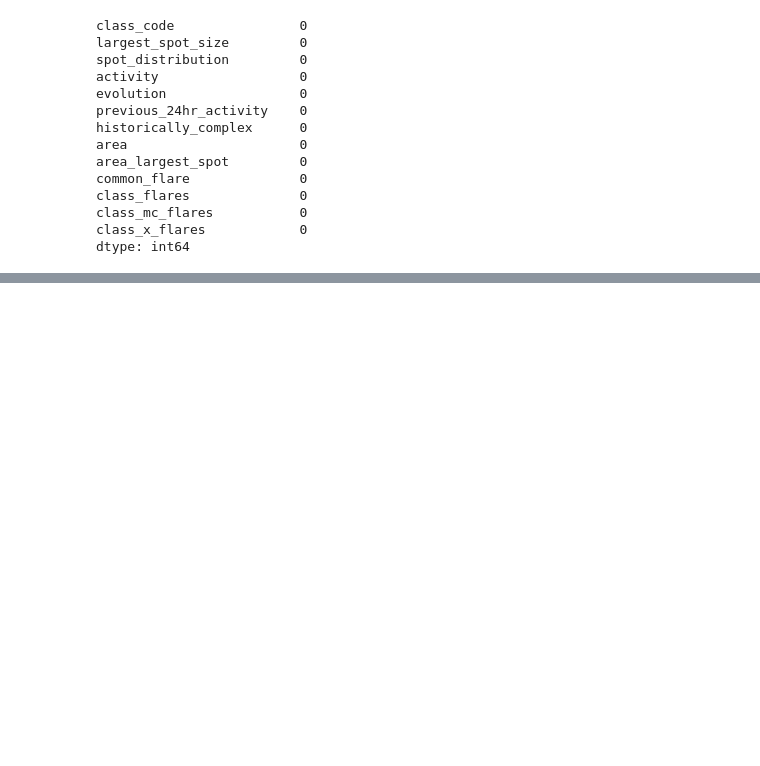
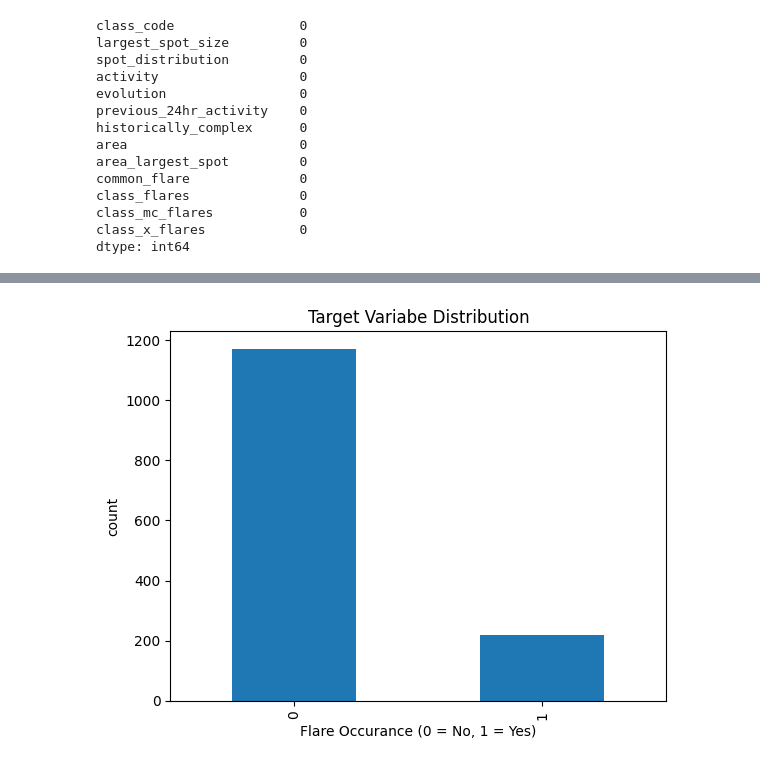
Before and after one commit to Sathwik061/RM_Project, a Jupyter notebook: EDA.ipynb, the cells around one changed output, grey strips where cells are left out. Drawn from its saved outputs; the diff is of its cells as text; code cells hidden in the pictures; blank space fills up the shorter version.

```diff
--- a/EDA.ipynb
+++ b/EDA.ipynb
@@ -35,9 +35,9 @@ df1.shape
 # %% [output]
 (324, 6)
 # %%
-with open(r"D:\RM\solar+flare\Dataset\flare.data1") as f:
+with open(r"C:\PROJECTS\RM PROJECT\Dataset\flare.data1") as f:
     lines1 = f.readlines()
 
-with open(r"D:\RM\solar+flare\Dataset\flare.data2") as f:
+with open(r"C:\PROJECTS\RM PROJECT\Dataset\flare.data2") as f:
     lines2 = f.readlines()
 # %%
@@ -140,0 +183,21 @@ df.to_csv('data-processed.csv')
+# %%
+# Encoding categorical columns
+
+from sklearn.preprocessing import LabelEncoder
+
+cat_cols = [
+    "class_code",
+    "largest_spot_size",
+    "spot_distribution"
+]
+
+le = LabelEncoder()
+
+for col in cat_cols:
+    df[col] = le.fit_transform(df[col])
+# %%
+# Target Variable
+# target column:class_flares
+# problem type:Binary classification
+
+df["target"] = (df["class_flares"]>0).astype(int)
@@ -140,0 +206,5 @@ df.to_csv('data-processed.csv')
+# %%
+# Seperate Featues & Target Variables
+
+x = df.drop(columns=["class_flares", "target"])
+y = df["target"]
@@ -140,0 +236,12 @@ df.to_csv('data-processed.csv')
+# %%
+# Target Distribution
+
+import matplotlib.pyplot as plt
+plt.figure()
+y.value_counts().plot(kind="bar")
+plt.title("Target Variabe Distribution")
+plt.xlabel("Flare Occurance (0 = No, 1 = Yes)")
+plt.ylabel("count")
+plt.show()
+# %% [output]
+[figure, added]
```
Also changed, not shown: parts of 10 cells of this notebook.
